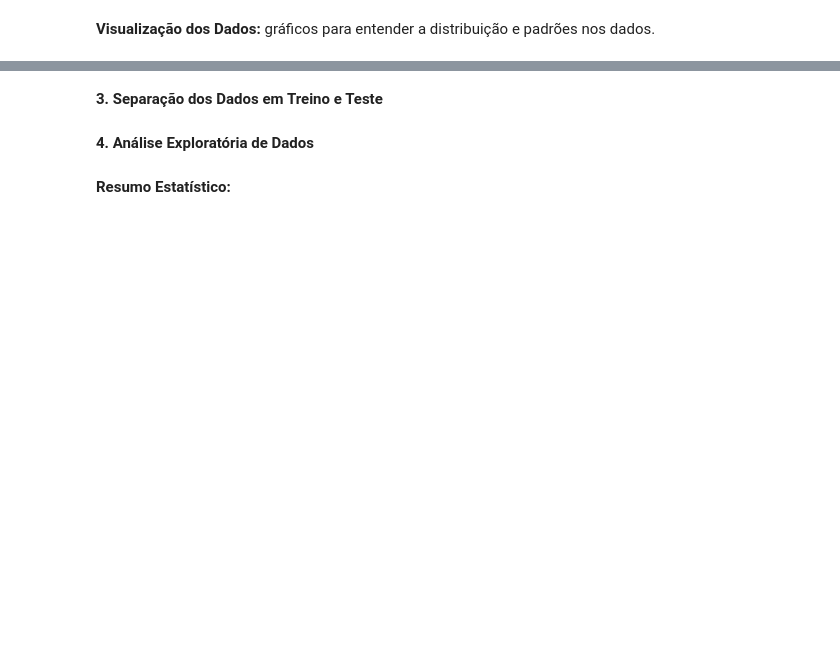
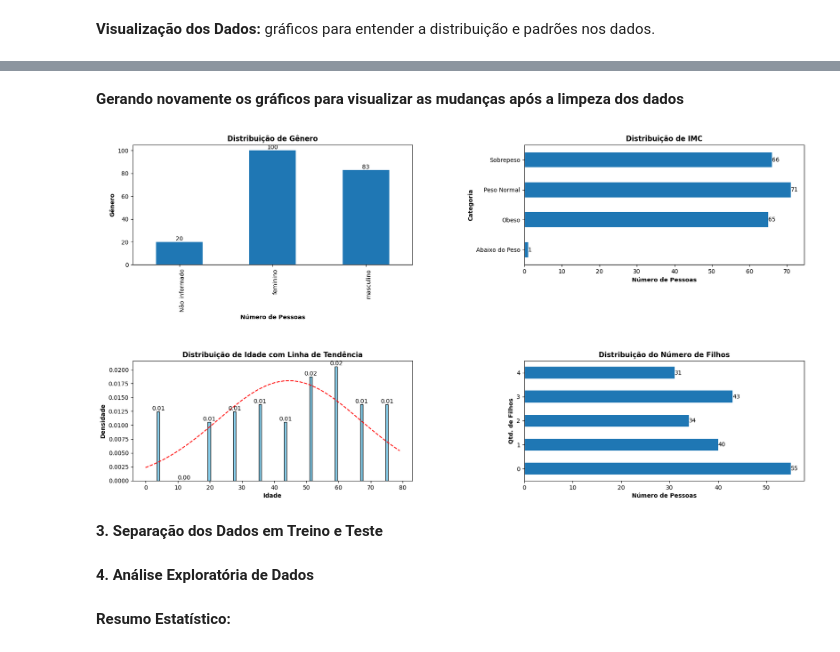
Before and after one commit to feliparus/Tech-Challenge, a Jupyter notebook: notebooks/EDA.ipynb, the cells around one changed output, grey strips where cells are left out. Drawn from its saved outputs; the diff is of its cells as text; code cells hidden in the pictures; blank space fills up the shorter version.

```diff
--- a/notebooks/EDA.ipynb
+++ b/notebooks/EDA.ipynb
@@ -138,2 +129,8 @@ plt.show()
+# %% [markdown]
+**Gerando novamente os gráficos para visualizar as mudanças após a limpeza dos dados**
+# %%
+montar_graficos(dados)
+# %% [output]
+[figure, added]
 # %% [markdown]
 **3. Separação dos Dados em Treino e Teste**
```
Also changed, not shown: parts of 12 cells of this notebook, 4 other files.
